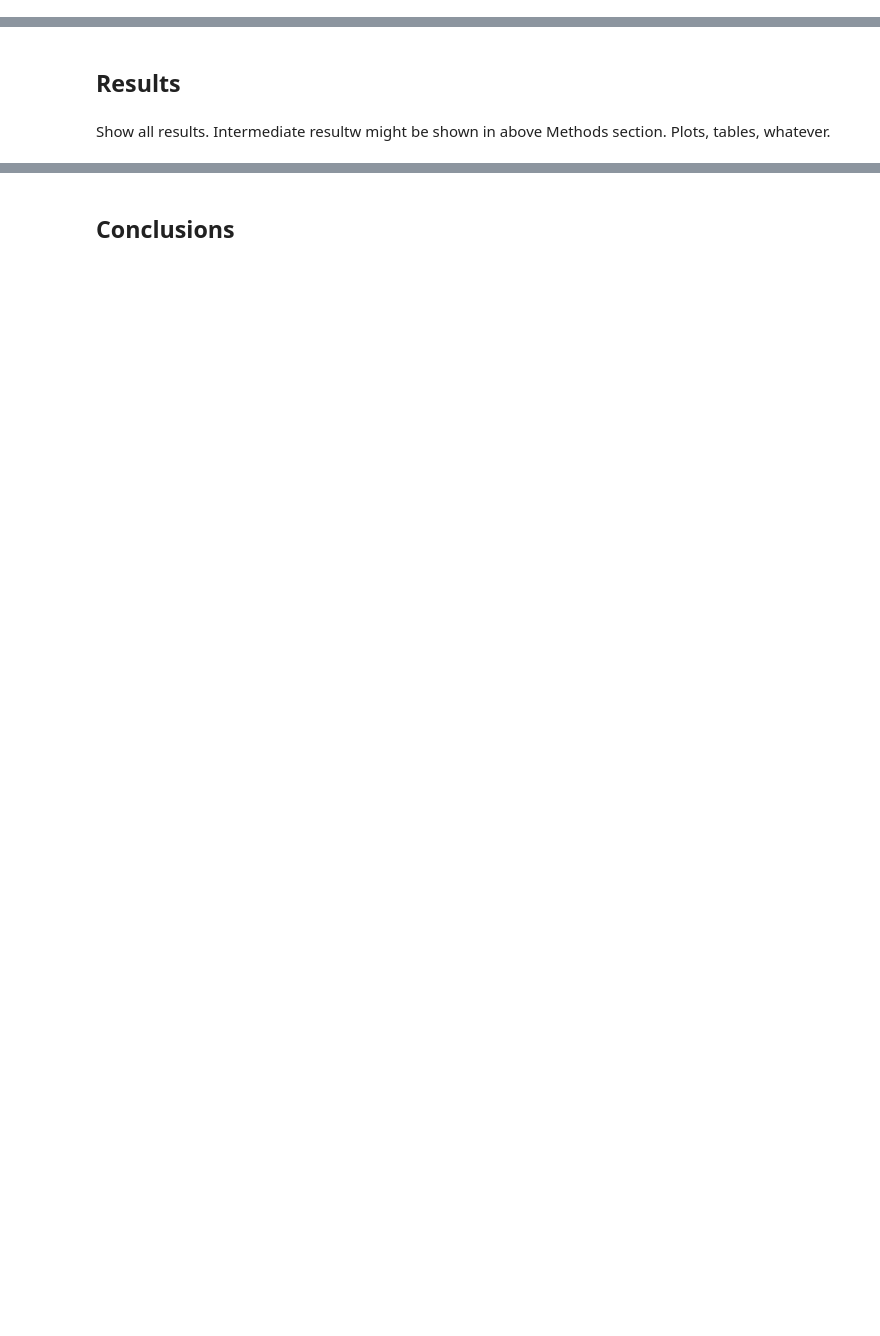
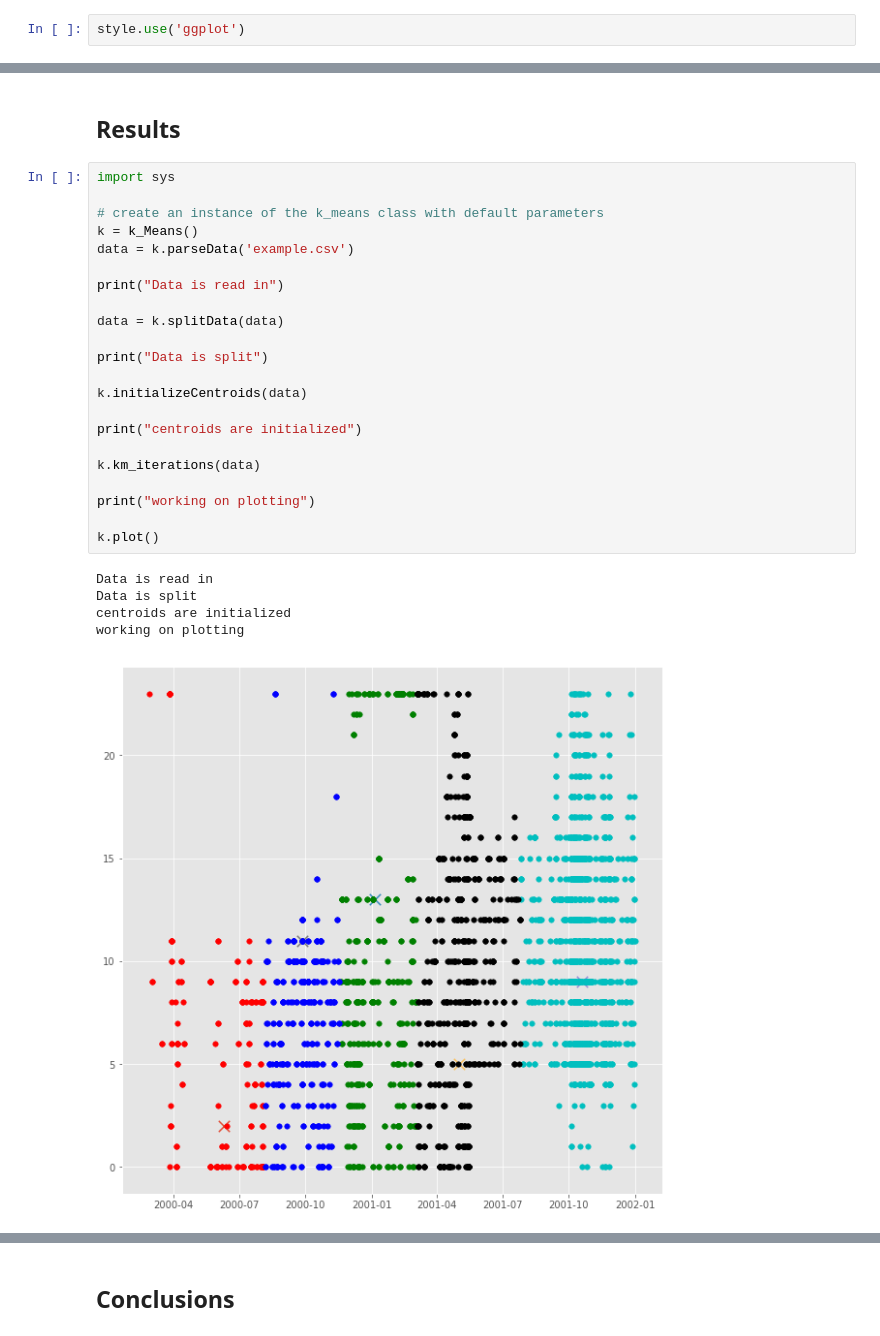
Before and after one commit to nkacirek1/Enron_Anomaly_Detection, a Jupyter notebook: TermProject.ipynb, the cells around one changed output, grey strips where cells are left out. Cells and saved outputs as stored; diff of their text form; blank space fills up the shorter version.

```diff
--- a/TermProject.ipynb
+++ b/TermProject.ipynb
@@ -16,0 +175,2 @@ Say in detail what each team member did.
+# %%
+style.use('ggplot')
@@ -17,4 +342,30 @@ Say in detail what each team member did.
 # %% [markdown]
 ## Results
-# %% [markdown]
-Show all results.  Intermediate resultw might be shown in above Methods section.  Plots, tables, whatever.
+# %%
+import sys
+
+# create an instance of the k_means class with default parameters
+k = k_Means()
+data = k.parseData('example.csv')
+
+print("Data is read in")
+
+data = k.splitData(data)
+
+print("Data is split")
+
+k.initializeCentroids(data)
+
+print("centroids are initialized")
+
+k.km_iterations(data)
+
+print("working on plotting")
+
+k.plot()
+# %% [output]
+Data is read in
+Data is split
+centroids are initialized
+working on plotting
+[figure, added]
```
Also changed, not shown: parts of 43 cells of this notebook.
